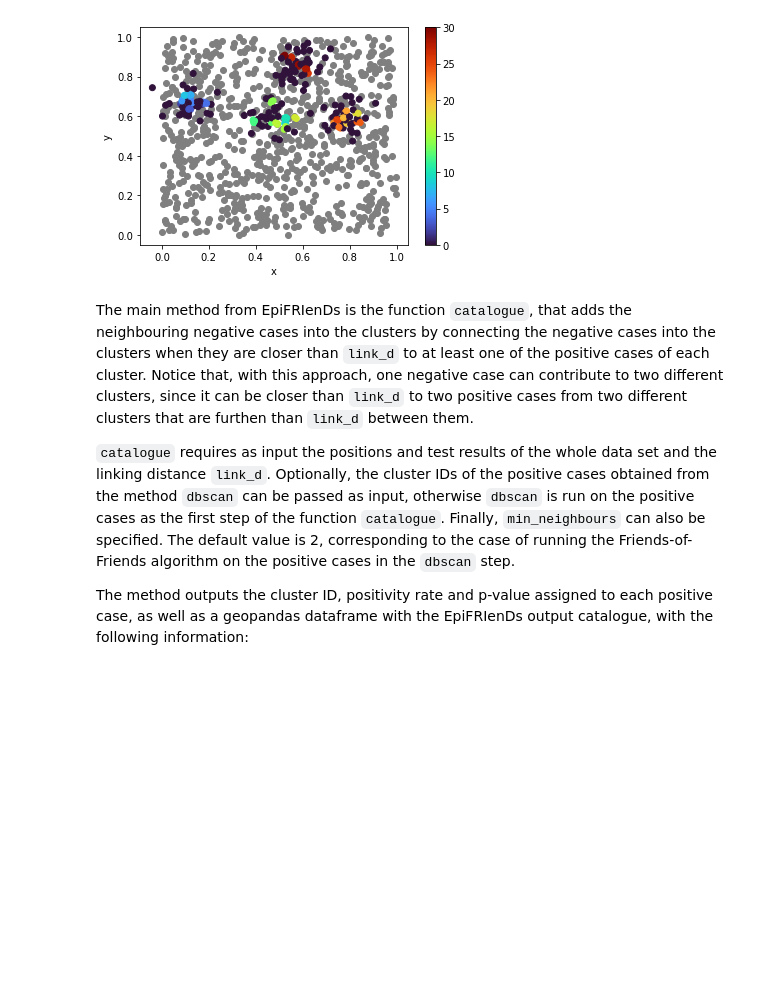
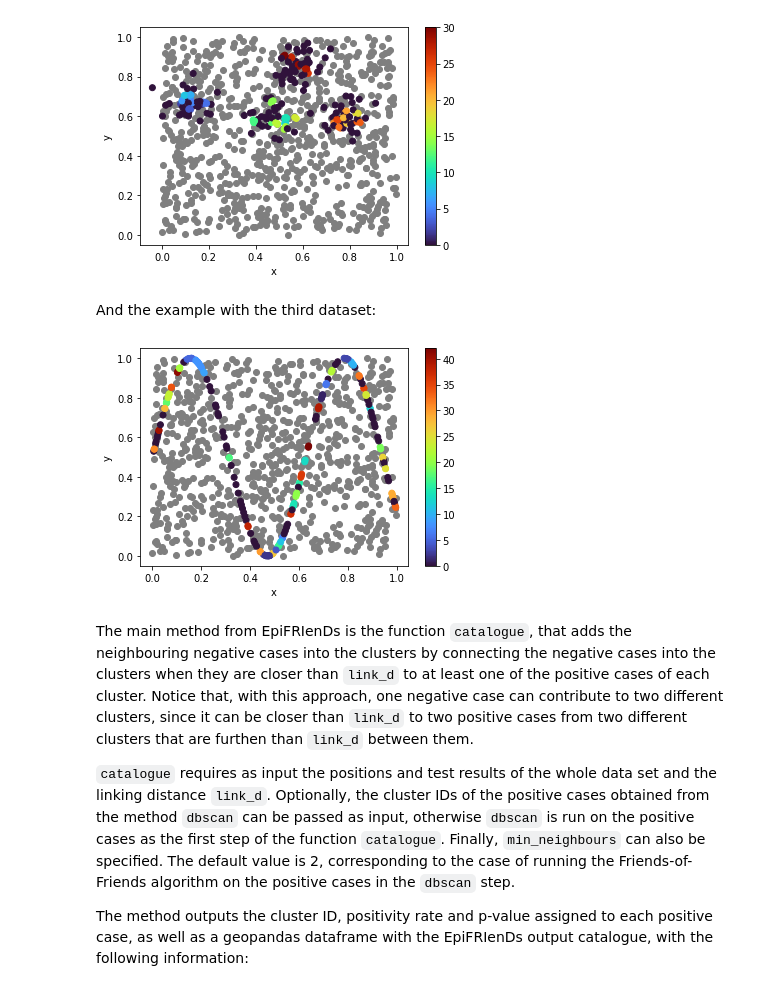
Before and after one commit to arnaupujol/epifriends, a Jupyter notebook: examples/epifriends_on_different_distributions.ipynb, the cells around one changed output. Saved outputs shown, nothing was run; the diff lists cells and outputs as text; code cells hidden in the pictures; blank space fills up the shorter version.

Commit message:
examples/epifriends_on_different_distributions.ipynb updated adding one example that I forgot

```diff
--- a/examples/epifriends_on_different_distributions.ipynb
+++ b/examples/epifriends_on_different_distributions.ipynb
@@ -290,6 +290,21 @@ plt.colorbar()
 plt.show()
 # %% [output]
 [figure]
+# %% [markdown]
+And the example with the third dataset:
+# %%
+#Running DBSCAN for the mock data with sinusoidal distributions
+cluster_id = epifriends.dbscan(position_sin[positive_sin], link_d, min_neighbours)
+
+#Visualising result
+plt.scatter(position_sin[:,0][np.invert(positive_sin)], position_sin[:,1][np.invert(positive_sin)], c = 'tab:grey')
+plt.scatter(position_sin[:,0][positive_sin], position_sin[:,1][positive_sin], c = cluster_id, cmap = 'turbo')
+plt.xlabel('x')
+plt.ylabel('y')
+plt.colorbar()
+plt.show()
+# %% [output]
+[figure, added]
 # %% [markdown]
 The main method from EpiFRIenDs is the function `catalogue`, that adds the neighbouring negative cases into the clusters by connecting the negative cases into the clusters when they are closer than `link_d` to at least one of the positive cases of each cluster. Notice that, with this approach, one negative case can contribute to two different clusters, since it can be closer than `link_d` to two positive cases from two different clusters that are furthen than `link_d` between them.
 
```
Also changed, not shown: parts of 1 cell of this notebook.
